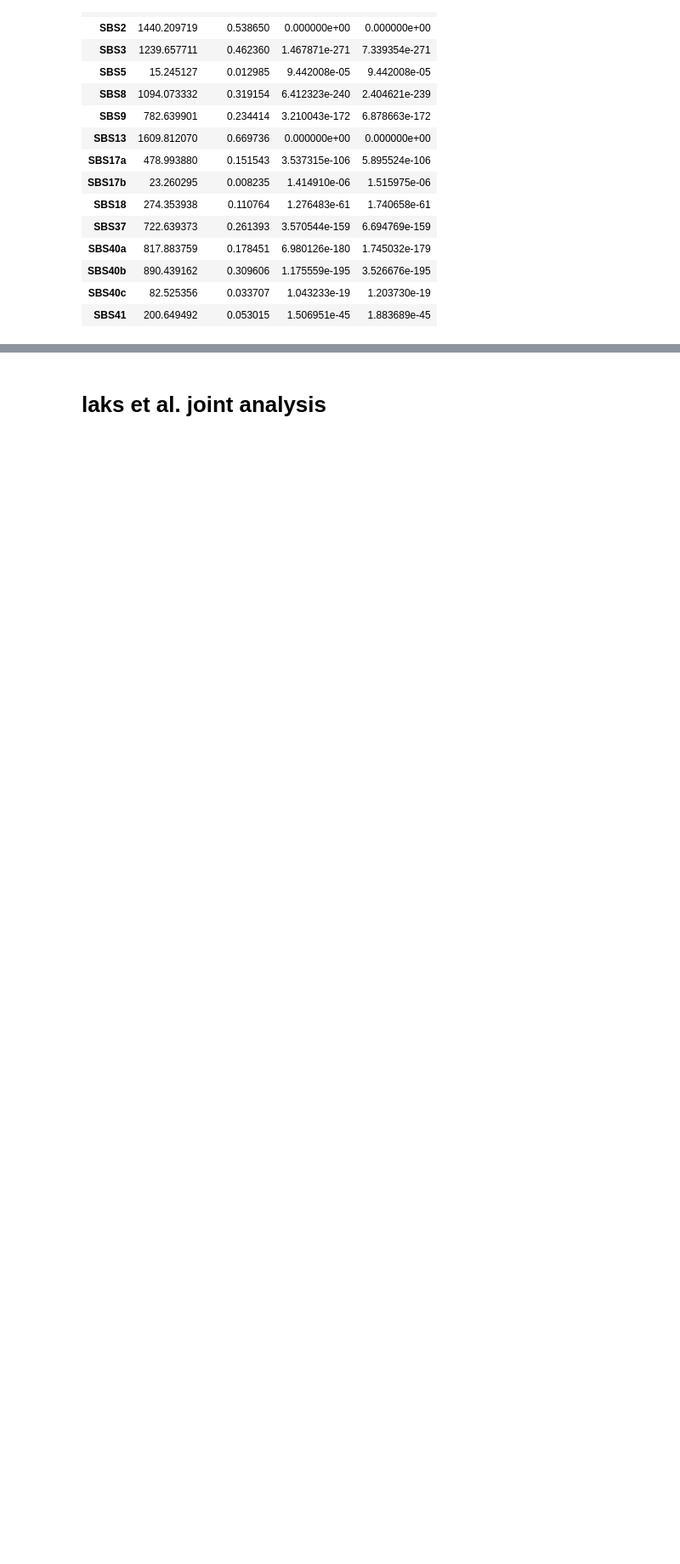
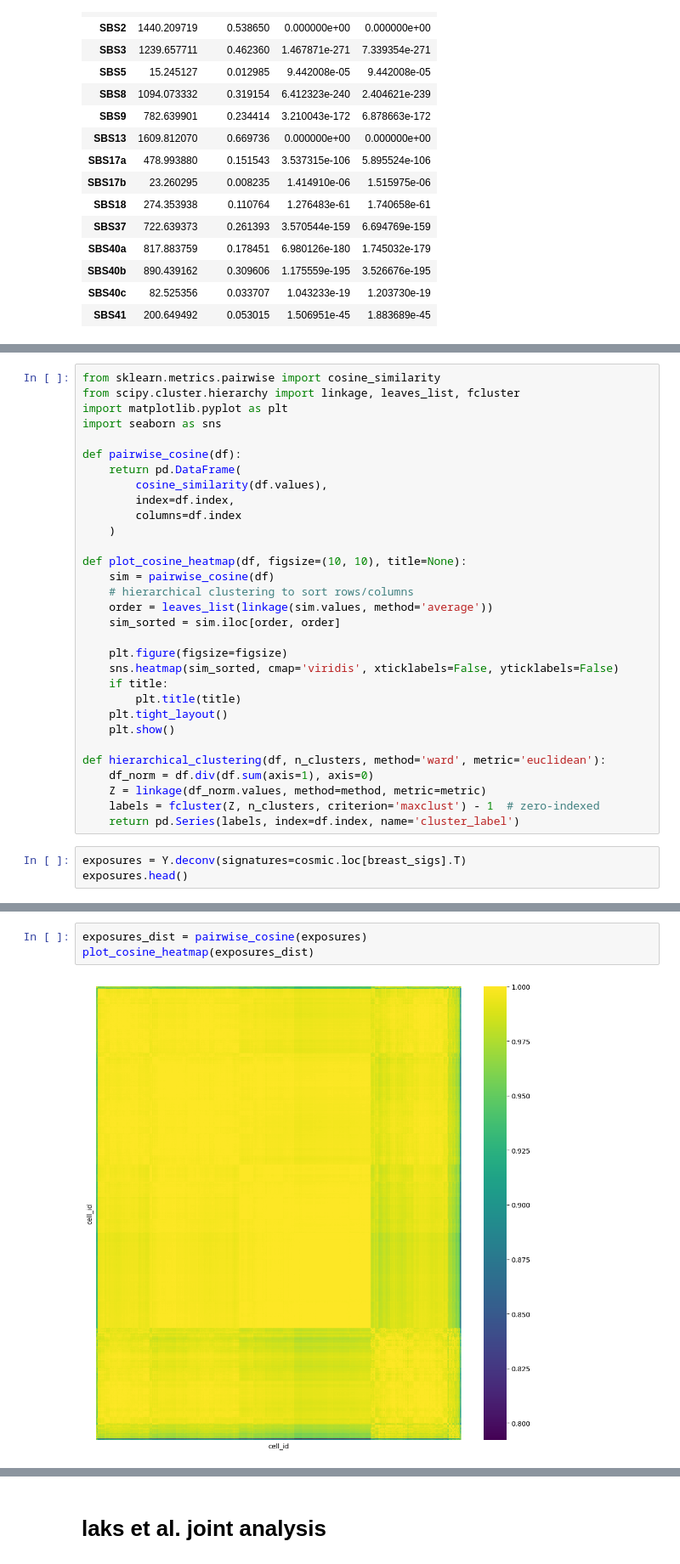
Before and after one commit to wojtowicz-lab/sc-cancer-sig-deconv, a Jupyter notebook: raporty/raport-060526.ipynb, the cells around one changed output, grey strips where cells are left out. Shown at 85% size. Cells and saved outputs as stored; diff of their text form; blank space fills up the shorter version.

```diff
--- a/raporty/raport-060526.ipynb
+++ b/raporty/raport-060526.ipynb
@@ -76,0 +79,34 @@ test_signature_exposures(exposures, labels, clr_transform=False)
+# %%
+from sklearn.metrics.pairwise import cosine_similarity
+from scipy.cluster.hierarchy import linkage, leaves_list, fcluster
+import matplotlib.pyplot as plt
+import seaborn as sns
+
+def pairwise_cosine(df):
+    return pd.DataFrame(
+        cosine_similarity(df.values),
+        index=df.index,
+        columns=df.index
+    )
+
+def plot_cosine_heatmap(df, figsize=(10, 10), title=None):
+    sim = pairwise_cosine(df)
+    # hierarchical clustering to sort rows/columns
+    order = leaves_list(linkage(sim.values, method='average'))
+    sim_sorted = sim.iloc[order, order]
+
+    plt.figure(figsize=figsize)
+    sns.heatmap(sim_sorted, cmap='viridis', xticklabels=False, yticklabels=False)
+    if title:
+        plt.title(title)
+    plt.tight_layout()
+    plt.show()
+
+def hierarchical_clustering(df, n_clusters, method='ward', metric='euclidean'):
+    df_norm = df.div(df.sum(axis=1), axis=0)
+    Z = linkage(df_norm.values, method=method, metric=metric)
+    labels = fcluster(Z, n_clusters, criterion='maxclust') - 1  # zero-indexed
+    return pd.Series(labels, index=df.index, name='cluster_label')
+# %%
+exposures = Y.deconv(signatures=cosmic.loc[breast_sigs].T)
+exposures.head()
@@ -76,0 +132,5 @@ test_signature_exposures(exposures, labels, clr_transform=False)
+# %%
+exposures_dist = pairwise_cosine(exposures)
+plot_cosine_heatmap(exposures_dist)
+# %% [output]
+[figure, added]
```
Also changed, not shown: parts of 12 cells of this notebook.
